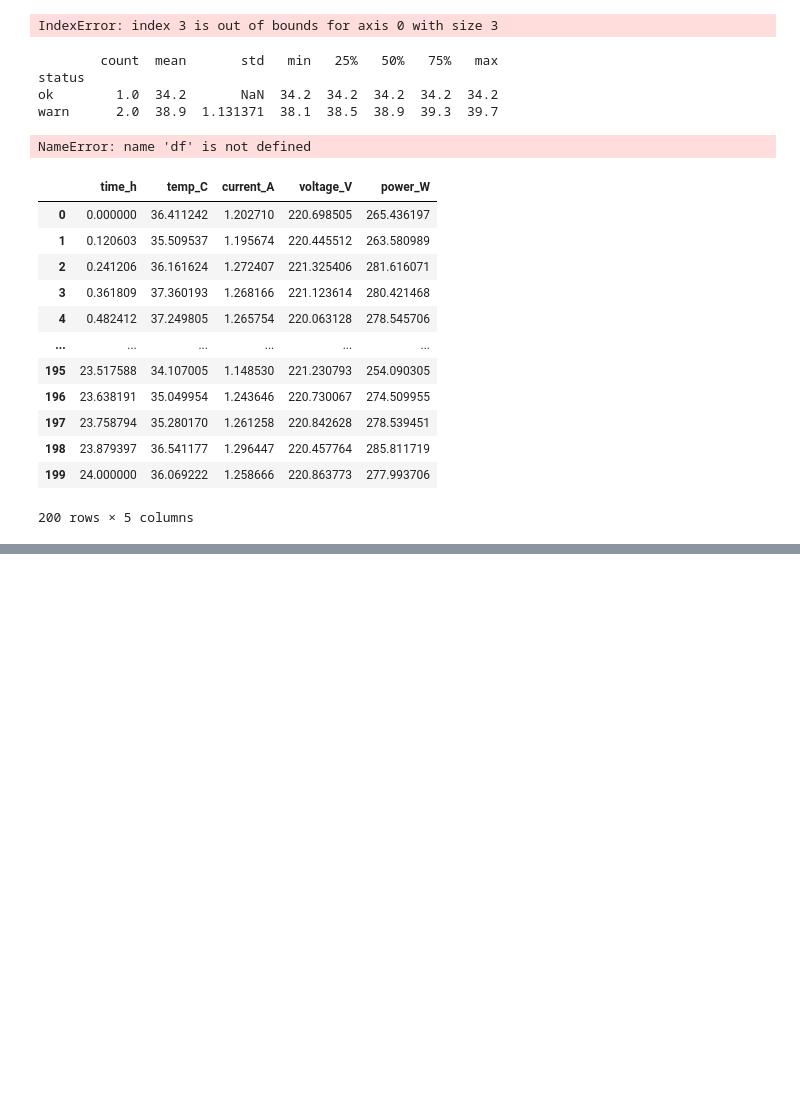
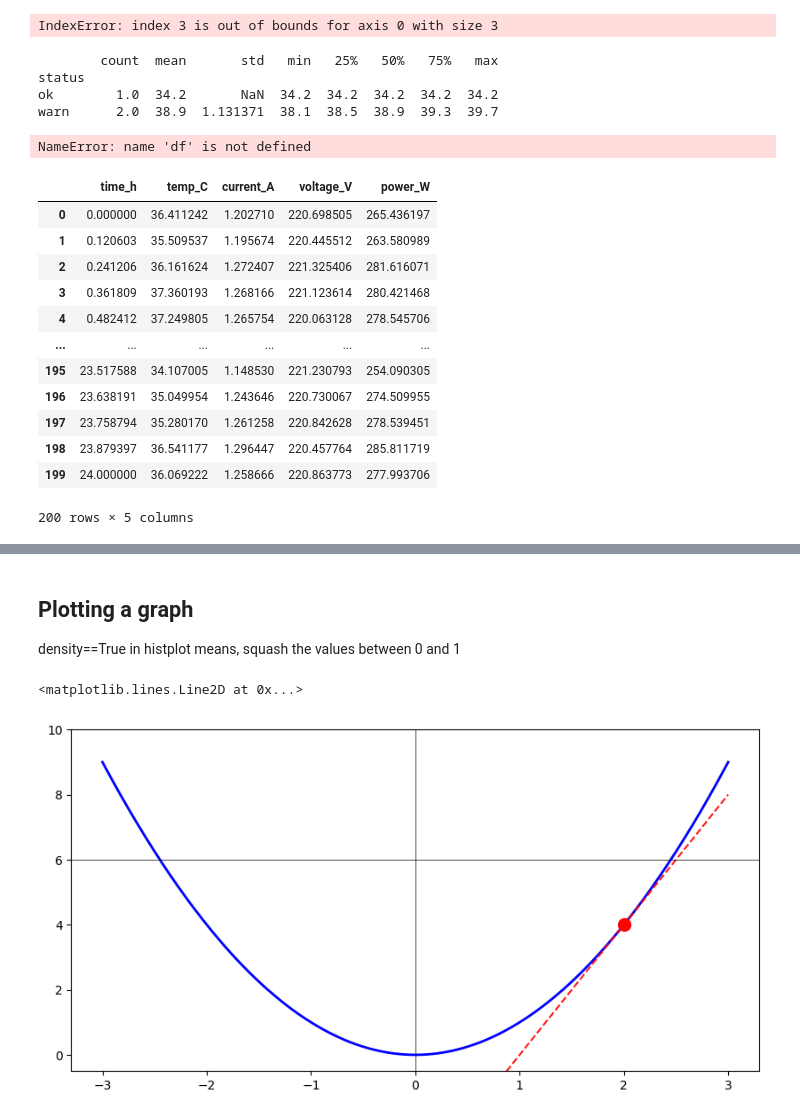
Before and after one commit to iws3/MarkGPT, a Jupyter notebook: contributors/gita/module-02/exercises/Untitled.ipynb, the cells around one changed output, grey strips where cells are left out. Saved outputs shown, nothing was run; the diff lists cells and outputs as text; code cells hidden in the pictures; blank space fills up the shorter version.

```diff
--- a/contributors/gita/module-02/exercises/Untitled.ipynb
+++ b/contributors/gita/module-02/exercises/Untitled.ipynb
@@ -542,0 +614,4 @@ plt.show()
+# %%
+def f(x):
+    return x**2
+f(2)
@@ -542,0 +620,8 @@ plt.show()
+# %%
+def f_grad(x):
+    return 2*x;
+# %%
+x_vals=np.linspace(-3, 3, 300)
+# x_vals
+y=f(x_vals);
+y
@@ -542,0 +646,17 @@ plt.show()
+# %% [markdown]
+## Plotting a graph
+density==True in histplot means, squash the values between 0 and 1
+# %%
+plt.figure(figsize=(10,5))
+plt.plot(x_vals, y, color="blue", linewidth=2, label="Loss: f(x)=x²")
+x0=2.0;
+grad=f_grad(x0)
+tangent=grad * (x_vals-x0) + f(x0) # it gives us the tangent line
+plt.plot(x_vals, tangent, color="red", linestyle="--", alpha=0.9, label="Tangent curve")
+plt.scatter([x0], [f(x0)], s=100, color="red", zorder=5)
+plt.ylim(-0.5, 10)
+plt.axhline(6, color="black", linewidth=0.5)
+plt.axvline(0, color="black", linewidth=0.5)
+# %% [output]
+<matplotlib.lines.Line2D at 0x...>
+[figure, added]
```
Also changed, not shown: parts of 10 cells of this notebook, 3 other files.
